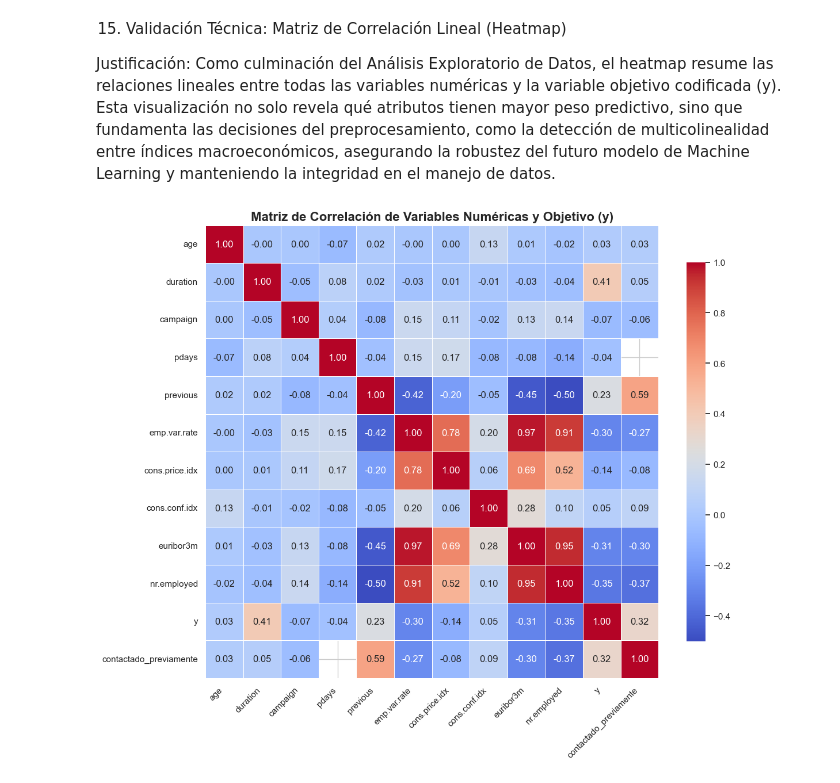
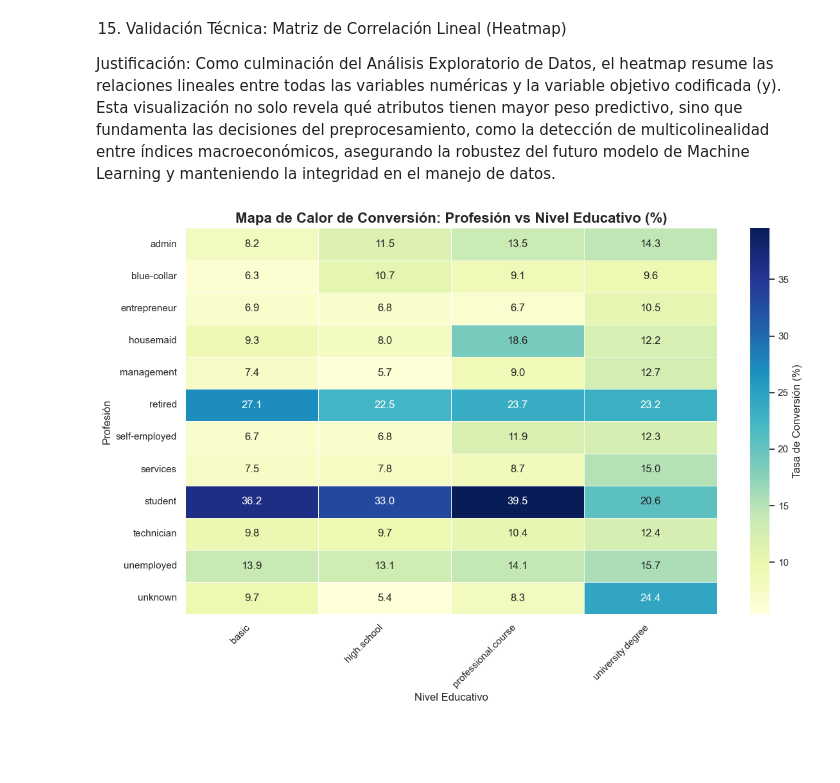
Before and after one commit to sparklyeonn/Proyecto-Preprocesamiento, a Jupyter notebook: graficos.ipynb, the cells around one changed output. Saved outputs shown, nothing was run; the diff lists cells and outputs as text; code cells hidden in the pictures; blank space fills up the shorter version.

```diff
--- a/graficos.ipynb
+++ b/graficos.ipynb
@@ -428,24 +428,25 @@ plt.show()
 
 Justificación: Como culminación del Análisis Exploratorio de Datos, el heatmap resume las relaciones lineales entre todas las variables numéricas y la variable objetivo codificada (y). Esta visualización no solo revela qué atributos tienen mayor peso predictivo, sino que fundamenta las decisiones del preprocesamiento, como la detección de multicolinealidad entre índices macroeconómicos, asegurando la robustez del futuro modelo de Machine Learning y manteniendo la integridad en el manejo de datos.
 # %%
-# Gráfico 15: Matriz de correlación lineal (Heatmap)
-plt.figure(figsize=(12, 10))
+plt.figure(figsize=(12, 8))
 
-# Filtramos solo las columnas numéricas para el cálculo de correlación
-columnas_numericas = df.select_dtypes(include=['int64', 'float64']).columns
-matriz_correlacion = df[columnas_numericas].corr()
+# Creamos una tabla dinámica (pivot table) que calcule el promedio de 'y' (tasa de conversión)
+# cruzando 'job' y 'education', y lo multiplicamos por 100 para visualizar porcentajes
+heatmap_data = pd.pivot_table(df, values='y', index='job', columns='education', aggfunc='mean') * 100
 
-# Generamos el mapa de calor con seaborn
-sns.heatmap(matriz_correlacion, annot=True, fmt='.2f', cmap='coolwarm',
-            square=True, linewidths=.5, cbar_kws={"shrink": .8})
+# Generamos el mapa de calor
+sns.heatmap(heatmap_data, annot=True, fmt=".1f", cmap="YlGnBu", linewidths=.5,
+            cbar_kws={'label': 'Tasa de Conversión (%)'})
 
-plt.title('Matriz de Correlación de Variables Numéricas y Objetivo (y)', fontsize=16, fontweight='bold')
+plt.title('Mapa de Calor de Conversión: Profesión vs Nivel Educativo (%)', fontsize=16, fontweight='bold')
+plt.xlabel('Nivel Educativo', fontsize=12)
+plt.ylabel('Profesión', fontsize=12)
 
-# Rotamos ligeramente las etiquetas para que no se superpongan
+# Rotamos etiquetas para asegurar una lectura limpia
 plt.xticks(rotation=45, ha='right')
 plt.yticks(rotation=0)
 
 plt.tight_layout()
 plt.show()
 # %% [output]
-[figure, old version]
+[figure, new version]
```
Also changed, not shown: parts of 4 cells of this notebook, 3 other files.
